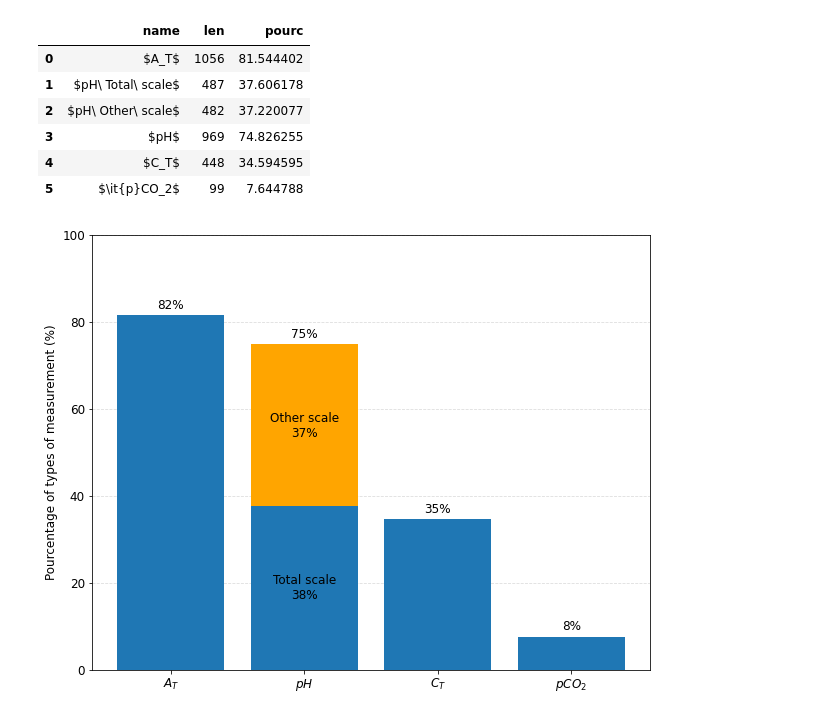
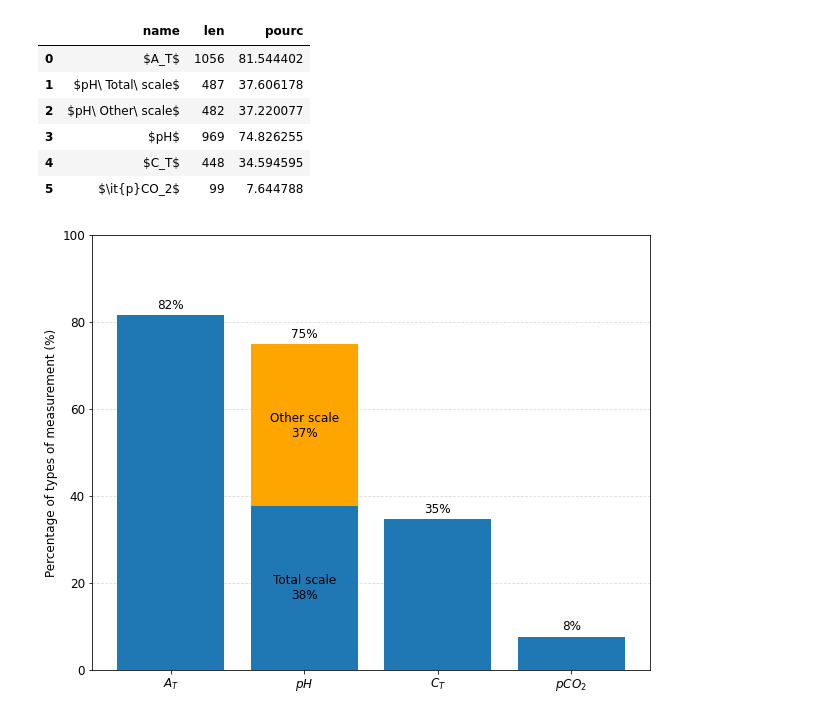
Before and after one commit to PBrockmann/PANGAEA_Scraping, a Jupyter notebook: PANGAEA_getData_ex1.py.ipynb, the cells around one changed output. Cells and saved outputs as stored; diff of their text form; code cells hidden in the pictures.

```diff
--- a/PANGAEA_getData_ex1.py.ipynb
+++ b/PANGAEA_getData_ex1.py.ipynb
@@ -519,7 +519,7 @@ ax = df.plot.bar(
             width=0.5, rot=0,
             legend=False,
             xlabel="",
-            ylabel="Pourcentage of measurements (%)",
+            ylabel="Percentage of types of measurement (%)",
             linestyle='-', edgecolor="black",
             zorder=3)
 ax.grid(axis='y', zorder=0, color='gainsboro', linestyle='--')
@@ -576,33 +576,33 @@ plt.bar(x3, y3,
 
 plt.xticks(fontsize = 12)
 plt.yticks(fontsize = 12)
-ax.set_ylabel("Pourcentage of types of measurement (%)", fontsize=12)
+ax.set_ylabel("Percentage of types of measurement (%)", fontsize=12)
 ax.set_ylim([0,100])
 ax.grid(axis='y', zorder=0, color='gainsboro', linestyle='--')
 
 for i,p in enumerate(ax.containers[0].patches):
     if i == 1:
         ax.annotate(
                 'Total scale\n' + str(int(np.round(p.get_height()))) + '%',
                 (p.get_x()+p.get_width()/2.,
                  p.get_y()+p.get_height()/2),
                 ha='center', va='center',
                 xytext=(0, 0), textcoords='offset points', fontsize=12)
 
 for p in ax.containers[1].patches:
         ax.annotate(
                 'Other scale\n' + str(int(np.round(p.get_height()))) + '%',
                 (p.get_x()+p.get_width()/2.,
                  p.get_y()+p.get_height()/2),
                 ha='center', va='center',
                 xytext=(0, 0), textcoords='offset points', fontsize=12)
 
 for p in ax.containers[2].patches:
         ax.annotate(
                 str(int(np.round(p.get_height()))) + '%',
                 (p.get_x()+p.get_width()/2.,
                  p.get_y()+p.get_height()),
                 ha='center', va='center',
                 xytext=(0, 10), textcoords='offset points', fontsize=12)
 # %% [output]
-[figure, old version]
+[figure, new version]
```
Also changed, not shown: parts of 1 cell of this notebook, 1 other file.
